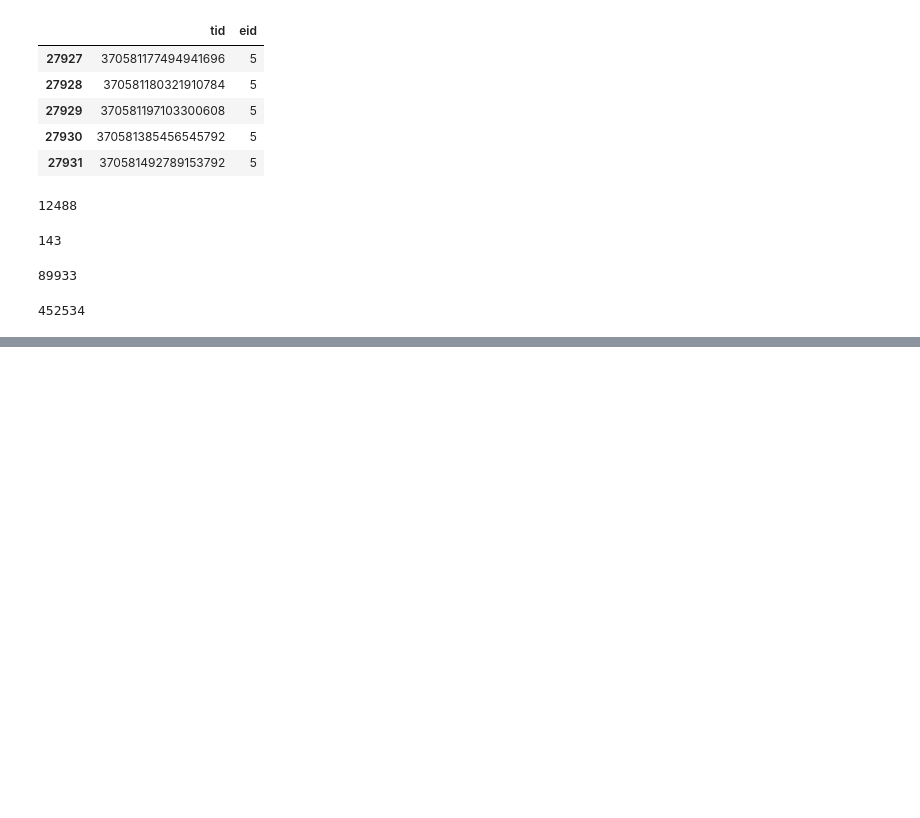
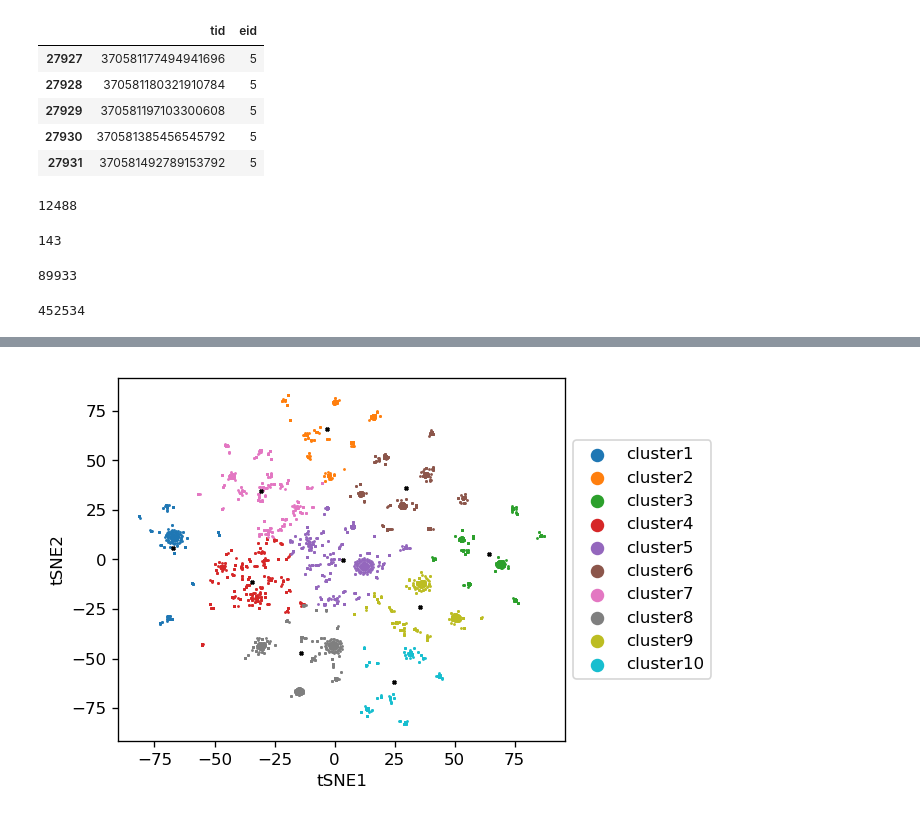
Before and after one commit to explorerwjy/Storytelling, a Jupyter notebook: src/Test.ipynb, the cells around one changed output, grey strips where cells are left out. Cells and saved outputs as stored; diff of their text form; code cells hidden in the pictures; blank space fills up the shorter version.

```diff
--- a/src/Test.ipynb
+++ b/src/Test.ipynb
@@ -102,0 +175,15 @@ RetriveDataset(tids, api, "{}.csv".format(event_id))
+# %%
+fig = plt.figure(dpi=120)
+ax = plt.subplot(111)
+for i, group in enumerate(groups):
+    group = np.array(group)
+    ax.scatter(group[:, 0], group[:, 1], label="cluster%d"%(i+1), s=0.5)
+ax.scatter(centers[:,0], centers[:,1], s=4, color="black", marker="x")
+box = ax.get_position()
+ax.set_position([box.x0, box.y0, box.width * 0.8, box.height])
+lgnd = ax.legend(loc='center left', bbox_to_anchor=(1, 0.5), fontsize=10, markerscale=10.)
+ax.set_xlabel("tSNE1")
+ax.set_ylabel("tSNE2")
+plt.show()
+# %% [output]
+[figure, added]
```
Also changed, not shown: parts of 20 cells of this notebook, 1 other file.
